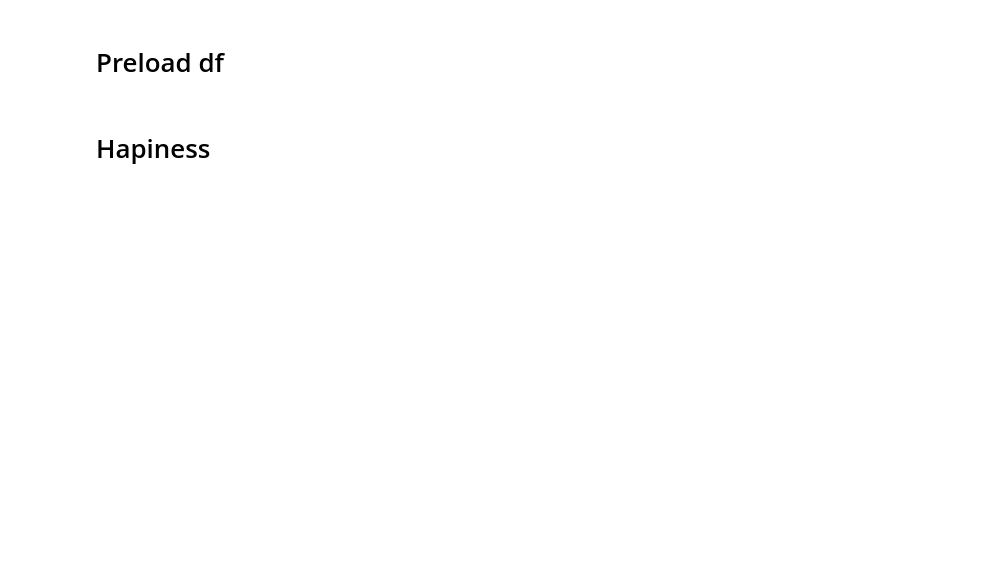
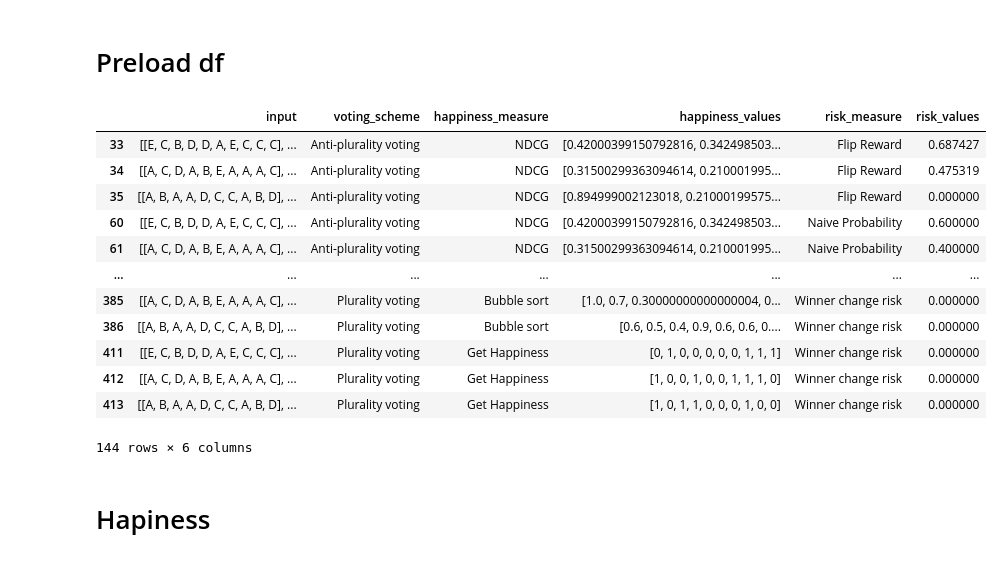
Before and after one commit to YG0810/AMS_Group6, a Jupyter notebook: visualization.ipynb, the cells around one changed output. Cells and saved outputs as stored; diff of their text form; code cells hidden in the pictures; blank space fills up the shorter version.

```diff
--- a/visualization.ipynb
+++ b/visualization.ipynb
@@ -36,6 +58,22 @@ df["risk_measure"] = df["risk_measure"].replace("Probability of Strategic Voting
 # %%
 # Drop rows on column input, with shapes that are not (candidates, voters)
 df = df[df.input.apply(lambda x: x.shape == (candidates, voters))]
+# %%
+df
+# %% [output]
+|  | input | voting_scheme | happiness_measure | happiness_values | risk_measure | risk_values |
+| 33 | [[E, C, B, D, D, A, E, C, C, C], ... | Anti-plurality voting | NDCG | [0.42000399150792816, 0.342498503... | Flip Reward | 0.687427 |
+| 34 | [[A, C, D, A, B, E, A, A, A, C], ... | Anti-plurality voting | NDCG | [0.31500299363094614, 0.210001995... | Flip Reward | 0.475319 |
+| 35 | [[A, B, A, A, D, C, C, A, B, D], ... | Anti-plurality voting | NDCG | [0.894999002123018, 0.21000199575... | Flip Reward | 0.000000 |
+| 60 | [[E, C, B, D, D, A, E, C, C, C], ... | Anti-plurality voting | NDCG | [0.42000399150792816, 0.342498503... | Naive Probability | 0.600000 |
+| 61 | [[A, C, D, A, B, E, A, A, A, C], ... | Anti-plurality voting | NDCG | [0.31500299363094614, 0.210001995... | Naive Probability | 0.400000 |
+| ... | ... | ... | ... | ... | ... | ... |
+| 385 | [[A, C, D, A, B, E, A, A, A, C], ... | Plurality voting | Bubble sort | [1.0, 0.7, 0.30000000000000004, 0... | Winner change risk | 0.000000 |
+| 386 | [[A, B, A, A, D, C, C, A, B, D], ... | Plurality voting | Bubble sort | [0.6, 0.5, 0.4, 0.9, 0.6, 0.6, 0.... | Winner change risk | 0.000000 |
+| 411 | [[E, C, B, D, D, A, E, C, C, C], ... | Plurality voting | Get Happiness | [0, 1, 0, 0, 0, 0, 0, 1, 1, 1] | Winner change risk | 0.000000 |
+| 412 | [[A, C, D, A, B, E, A, A, A, C], ... | Plurality voting | Get Happiness | [1, 0, 0, 1, 0, 0, 1, 1, 1, 0] | Winner change risk | 0.000000 |
+| 413 | [[A, B, A, A, D, C, C, A, B, D], ... | Plurality voting | Get Happiness | [1, 0, 1, 1, 0, 0, 0, 1, 0, 0] | Winner change risk | 0.000000 |
+144 rows × 6 columns
 # %% [markdown]
 # Hapiness
 # %%
```
Also changed, not shown: parts of 8 cells of this notebook.
